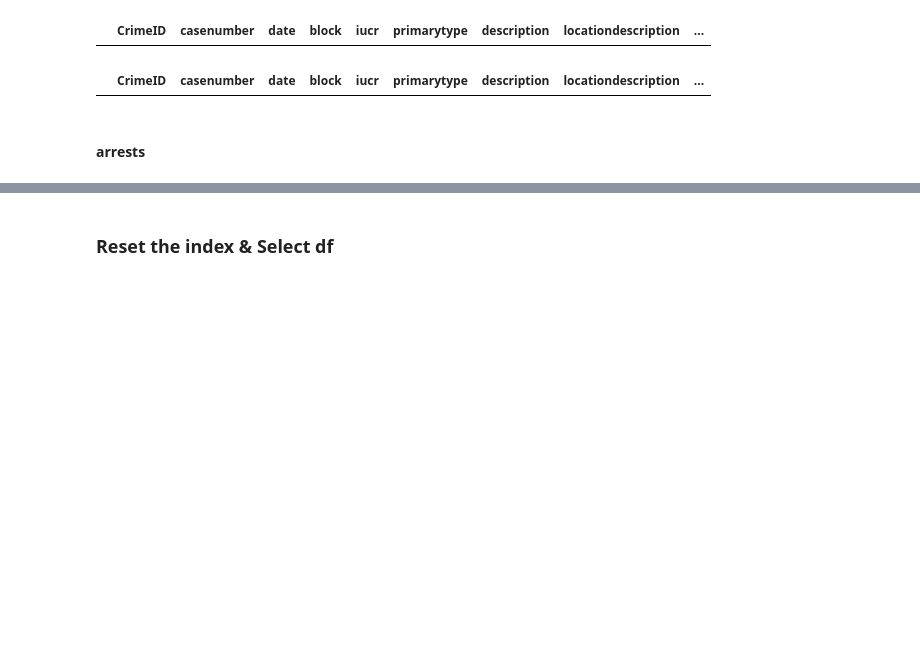
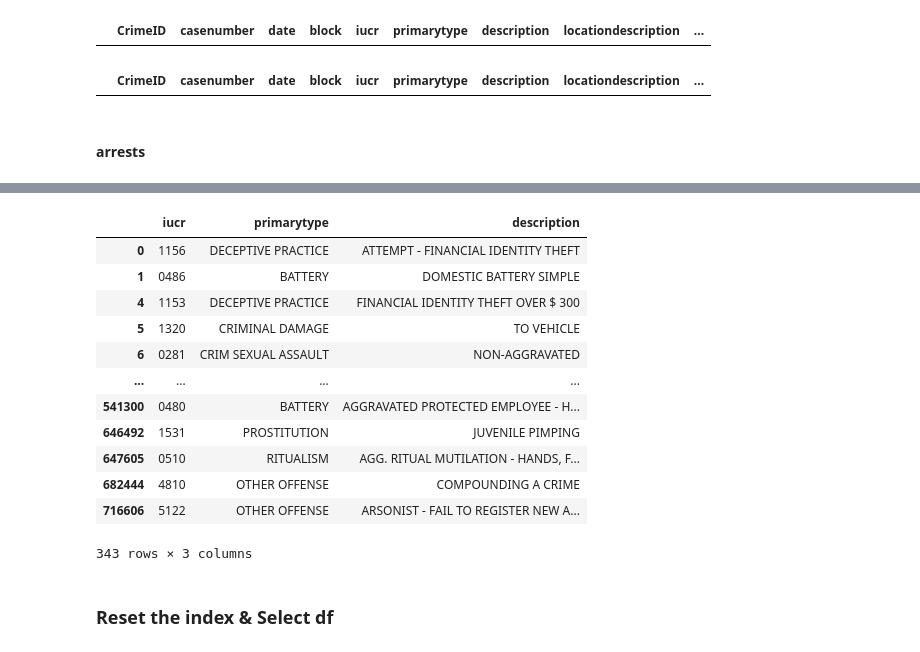
Before and after one commit to AngeloBarisano/data_management_and_ethics, a Jupyter notebook: Code/datacleaning.ipynb, the cells around one changed output, grey strips where cells are left out. Saved outputs shown, nothing was run; the diff lists cells and outputs as text; code cells hidden in the pictures; blank space fills up the shorter version.

```diff
--- a/Code/datacleaning.ipynb
+++ b/Code/datacleaning.ipynb
@@ -409,3 +447,20 @@ df.loc[
+# %%
+# it works
+df.drop_duplicates(subset=["iucr"])
+# %% [output]
+|  | iucr | primarytype | description |
+| 0 | 1156 | DECEPTIVE PRACTICE | ATTEMPT - FINANCIAL IDENTITY THEFT |
+| 1 | 0486 | BATTERY | DOMESTIC BATTERY SIMPLE |
+| 4 | 1153 | DECEPTIVE PRACTICE | FINANCIAL IDENTITY THEFT OVER $ 300 |
+| 5 | 1320 | CRIMINAL DAMAGE | TO VEHICLE |
+| 6 | 0281 | CRIM SEXUAL ASSAULT | NON-AGGRAVATED |
+| ... | ... | ... | ... |
+| 541300 | 0480 | BATTERY | AGGRAVATED PROTECTED EMPLOYEE - H... |
+| 646492 | 1531 | PROSTITUTION | JUVENILE PIMPING |
+| 647605 | 0510 | RITUALISM | AGG. RITUAL MUTILATION - HANDS, F... |
+| 682444 | 4810 | OTHER OFFENSE | COMPOUNDING A CRIME |
+| 716606 | 5122 | OTHER OFFENSE | ARSONIST - FAIL TO REGISTER NEW A... |
+343 rows × 3 columns
 # %% [markdown]
 ### Reset the index & Select df
 # %%
```
Also changed, not shown: parts of 5 cells of this notebook, 1 other file.
